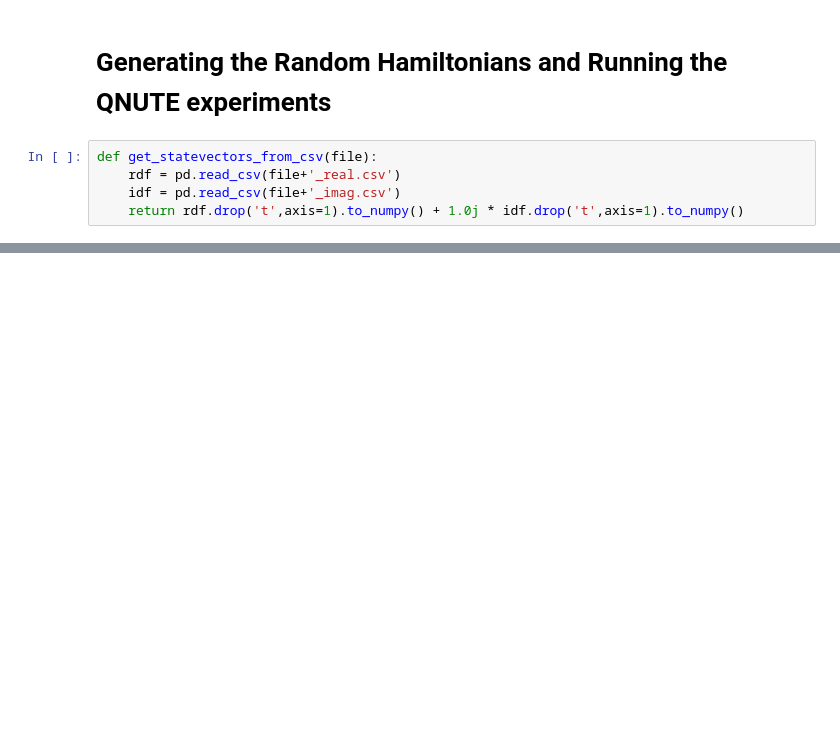
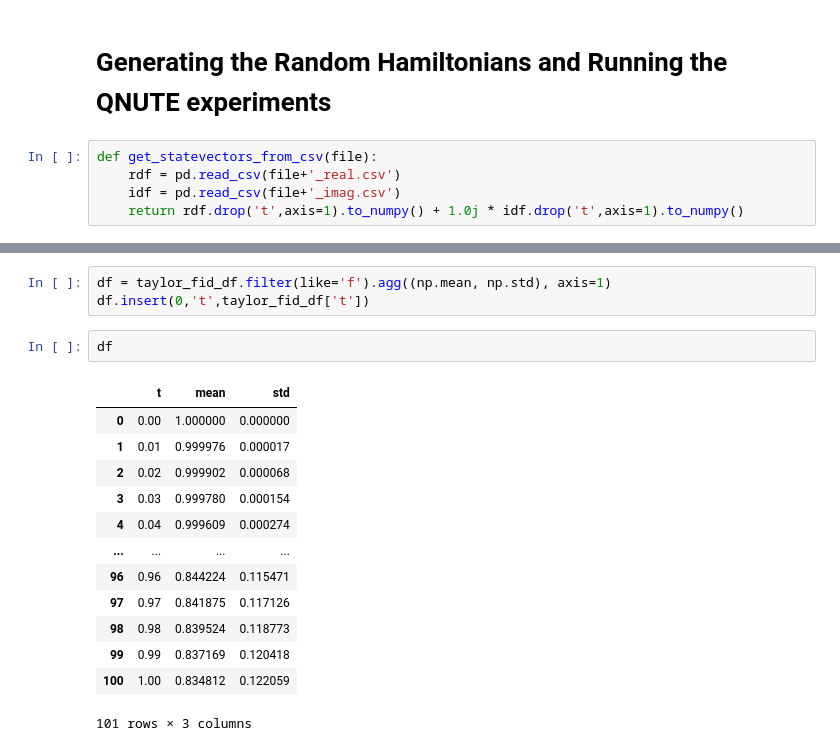
Before and after one commit to KnightShuffler/Quantum-Non-Unitary-Time-Evolution-Public-, a Jupyter notebook: Sandbox Notebooks/Figure scripts.ipynb, the cells around one changed output, grey strips where cells are left out. Cells and saved outputs as stored; diff of their text form; blank space fills up the shorter version.

```diff
--- a/Sandbox Notebooks/Figure scripts.ipynb
+++ b/Sandbox Notebooks/Figure scripts.ipynb
@@ -319,0 +367,19 @@ Loop through the folder structure to aggregate the fidelities
+# %%
+df = taylor_fid_df.filter(like='f').agg((np.mean, np.std), axis=1)
+df.insert(0,'t',taylor_fid_df['t'])
+# %%
+df
+# %% [output]
+|  | t | mean | std |
+| 0 | 0.00 | 1.000000 | 0.000000 |
+| 1 | 0.01 | 0.999976 | 0.000017 |
+| 2 | 0.02 | 0.999902 | 0.000068 |
+| 3 | 0.03 | 0.999780 | 0.000154 |
+| 4 | 0.04 | 0.999609 | 0.000274 |
+| ... | ... | ... | ... |
+| 96 | 0.96 | 0.844224 | 0.115471 |
+| 97 | 0.97 | 0.841875 | 0.117126 |
+| 98 | 0.98 | 0.839524 | 0.118773 |
+| 99 | 0.99 | 0.837169 | 0.120418 |
+| 100 | 1.00 | 0.834812 | 0.122059 |
+101 rows × 3 columns
```
Also changed, not shown: parts of 6 cells of this notebook.
